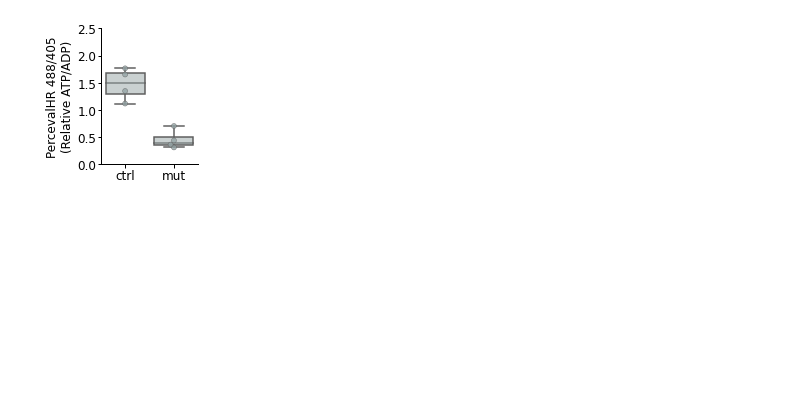
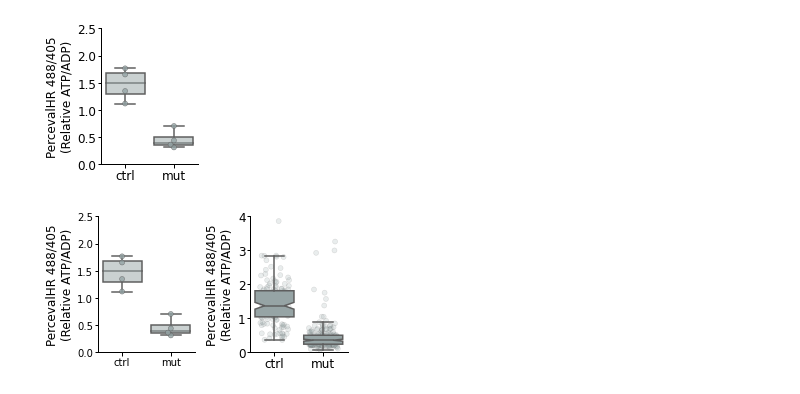
Before and after one commit to morriso1/ratioimage, a Jupyter notebook: 01_plot_results.ipynb, the cells around one changed output. Cells and saved outputs as stored; diff of their text form; code cells hidden in the pictures; blank space fills up the shorter version.

```diff
--- a/01_plot_results.ipynb
+++ b/01_plot_results.ipynb
@@ -112,19 +102,12 @@ fig = tidy_create_strip_box_plot(
 # %%
 # export
 def tidy_create_swarm_box_plot(
-    x_figSize: int = 2.5,
-    y_figSize: int = 2.5,
-    scale_size: int = 1,
     y_axis_start: int = 0,
     y_axis_limit: int = None,
     y_label: str = "set y label",
-    save_path: str = None,
     **kwargs,
 ):
     """Creates sns plots. Pass **kwargs to sns.swarmplot and sns.boxplot."""
-
-    fig, ax = plt.subplots()
-    fig.set_size_inches(x_figSize * scale_size, y_figSize * scale_size)
 
     ax = sns.swarmplot(
         alpha=0.8, zorder=1, edgecolor="gray", linewidth=0.5, size=5, **kwargs
@@ -151,11 +134,6 @@ def tidy_create_swarm_box_plot(
     plt.yticks(fontsize=12)
     plt.setp(ax.spines.values(), linewidth=1)
     sns.despine()
-
-    return fig
-
-    if save_path is not None:
-        plt.savefig(save_path, transparent=True, bbox_inches="tight")
 # %%
 grouped_df = (
     df.groupby(["genotype", "rep_id"]).agg({"ratio_mean_int": "mean"}).reset_index()
@@ -172,3 +152,28 @@ fig = tidy_create_swarm_box_plot(
 )
 # %% [output]
 [figure]
+# %%
+fig, ax = plt.subplots(figsize=(4.5, 2.5), ncols=2)
+
+tidy_create_swarm_box_plot(
+    x="genotype",
+    y="ratio_mean_int",
+    ax=ax[0],
+    data=grouped_df,
+    y_axis_limit=2.5,
+    y_label="PercevalHR 488/405\n(Relative ATP/ADP)",
+    palette=["#95a5a6", "#95a5a6"],
+)
+
+tidy_create_strip_box_plot(
+    x="genotype",
+    y="ratio_mean_int",
+    ax=ax[1],
+    data=df,
+    y_axis_limit=4,
+    y_label="PercevalHR 488/405\n(Relative ATP/ADP)",
+    palette=["#95a5a6", "#95a5a6"],
+)
+plt.tight_layout()
+# %% [output]
+[figure, added]
```
Also changed, not shown: parts of 3 cells of this notebook, 2 other files.
